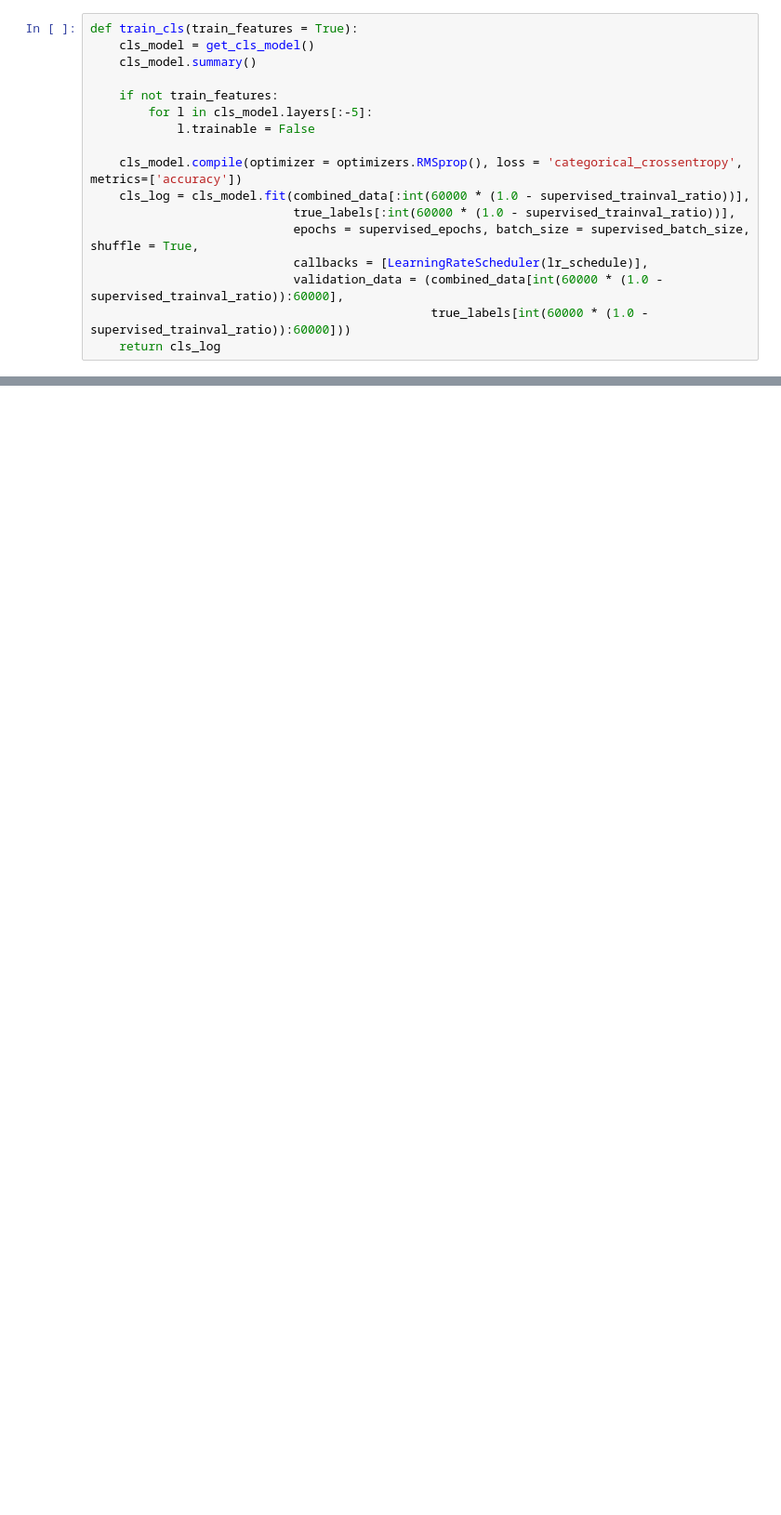
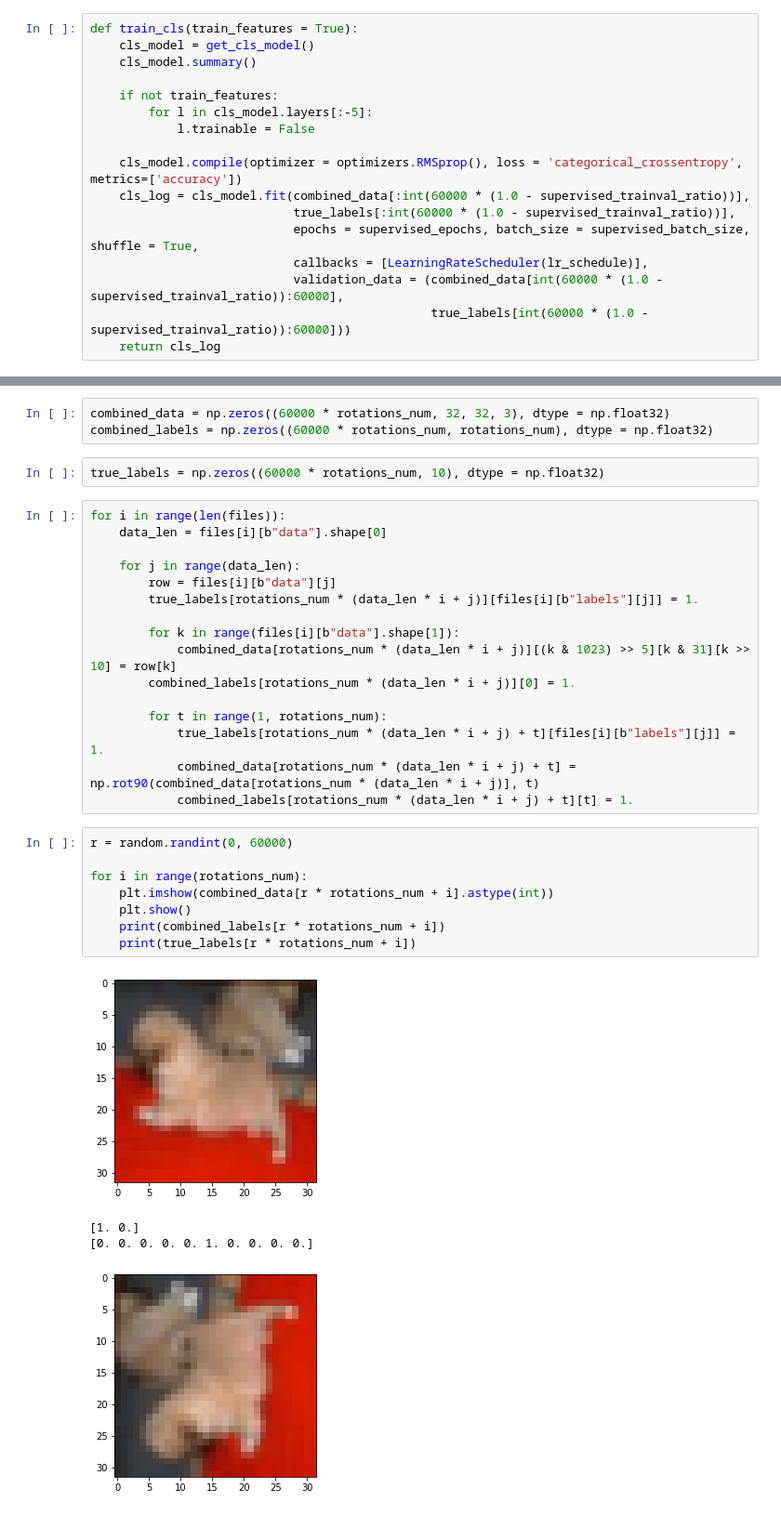
Before and after one commit to hashimsayed0/SelfSupervision, a Jupyter notebook: SelfSupervision-MidTerm.ipynb, the cells around one changed output, grey strips where cells are left out. Shown: that part at 93% size. Cells and saved outputs as stored; diff of their text form; blank space fills up the shorter version.

Commit message:
trained with multiple rotations

```diff
--- a/SelfSupervision-MidTerm.ipynb
+++ b/SelfSupervision-MidTerm.ipynb
@@ -268,0 +360,34 @@ plot_training(name = 'Validation accuracy',
+# %%
+combined_data = np.zeros((60000 * rotations_num, 32, 32, 3), dtype = np.float32)
+combined_labels = np.zeros((60000 * rotations_num, rotations_num), dtype = np.float32)
+# %%
+true_labels = np.zeros((60000 * rotations_num, 10), dtype = np.float32)
+# %%
+for i in range(len(files)):
+    data_len = files[i][b"data"].shape[0]
+
+    for j in range(data_len):
+        row = files[i][b"data"][j]
+        true_labels[rotations_num * (data_len * i + j)][files[i][b"labels"][j]] = 1.
+
+        for k in range(files[i][b"data"].shape[1]):
+            combined_data[rotations_num * (data_len * i + j)][(k & 1023) >> 5][k & 31][k >> 10] = row[k]
+        combined_labels[rotations_num * (data_len * i + j)][0] = 1.
+
+        for t in range(1, rotations_num):
+            true_labels[rotations_num * (data_len * i + j) + t][files[i][b"labels"][j]] = 1.
+            combined_data[rotations_num * (data_len * i + j) + t] = np.rot90(combined_data[rotations_num * (data_len * i + j)], t)
+            combined_labels[rotations_num * (data_len * i + j) + t][t] = 1.
+# %%
+r = random.randint(0, 60000)
+
+for i in range(rotations_num):
+    plt.imshow(combined_data[r * rotations_num + i].astype(int))
+    plt.show()
+    print(combined_labels[r * rotations_num + i])
+    print(true_labels[r * rotations_num + i])
+# %% [output]
+[figure, added]
+[1. 0.]
+[0. 0. 0. 0. 0. 1. 0. 0. 0. 0.]
+[figure, added]
```
Also changed, not shown: parts of 48 cells of this notebook, 10 other files.
